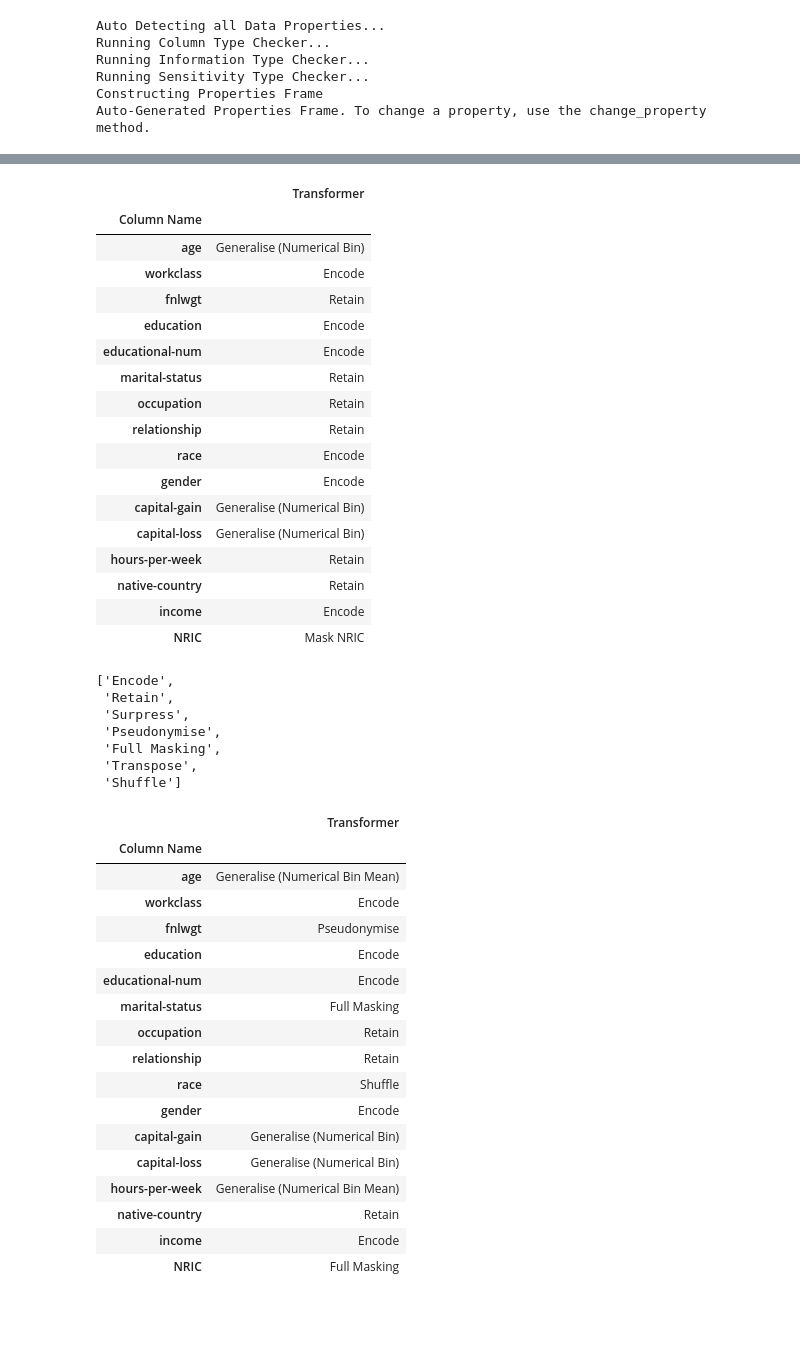
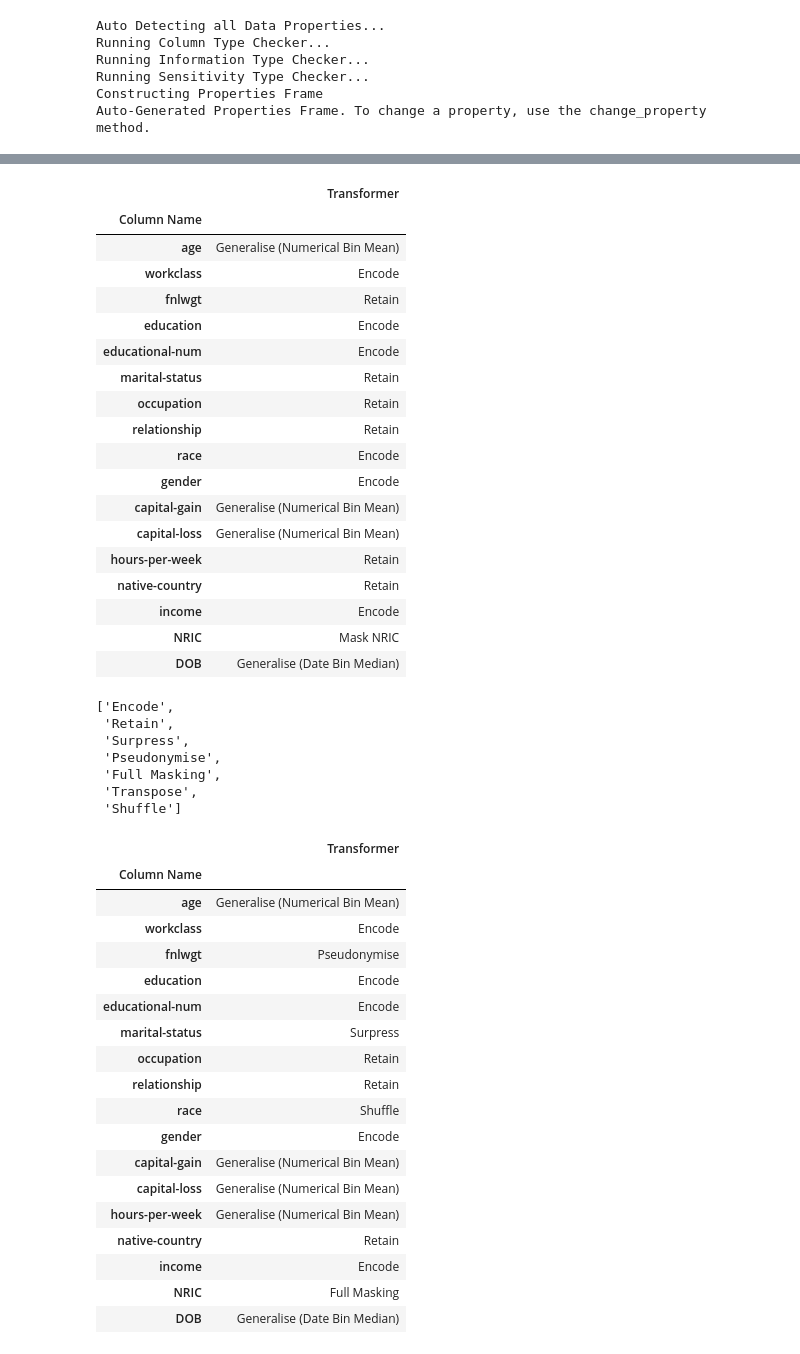
Before and after one commit to dylanlo8/SynPiper, a Jupyter notebook: anonymizer/test.ipynb, the cells around one changed output, grey strips where cells are left out. Drawn from its saved outputs; the diff is of its cells as text; code cells hidden in the pictures; blank space fills up the shorter version.

```diff
--- a/anonymizer/test.ipynb
+++ b/anonymizer/test.ipynb
@@ -11,6 +11,22 @@ fakenric = pd.Series(range(1000000, 1048843)).map(lambda x : "T" + str(x) + "Z")
 df["NRIC"] = fakenric
 
 # Adding Fake Date of Birth Column
+
+import random
+from datetime import datetime, timedelta
+
+def generate_random_dates_of_birth(k):
+    today = datetime.now().date()
+    dates_of_birth = []
+
+    for _ in range(k):
+        random_days = random.randint(0, 365*100)  # Random number of days within 100 years
+        random_dob = today - timedelta(days=random_days)
+        dates_of_birth.append(random_dob)
+
+    return dates_of_birth
+
+df['DOB'] =  generate_random_dates_of_birth(df.shape[0])
 # %%
 anonymizer = DataAnonymizer(df)
 # %% [output]
@@ -123,7 +142,7 @@ anonymizer.get_mask_table() # autosuggest type of masking for each column (in or
 # %% [output]
 |  | Transformer |
 | Column Name |  |
-| age | Generalise (Numerical Bin) |
+| age | Generalise (Numerical Bin Mean) |
 | workclass | Encode |
 | fnlwgt | Retain |
 | education | Encode |
@@ -133,12 +152,13 @@ anonymizer.get_mask_table() # autosuggest type of masking for each column (in or
 | relationship | Retain |
 | race | Encode |
 | gender | Encode |
-| capital-gain | Generalise (Numerical Bin) |
-| capital-loss | Generalise (Numerical Bin) |
+| capital-gain | Generalise (Numerical Bin Mean) |
+| capital-loss | Generalise (Numerical Bin Mean) |
 | hours-per-week | Retain |
 | native-country | Retain |
 | income | Encode |
 | NRIC | Mask NRIC |
+| DOB | Generalise (Date Bin Median) |
 # %%
 anonymizer.list_allowed_transformations('income')
 # %% [output]
@@ -151,30 +171,31 @@ anonymizer.list_allowed_transformations('income')
  'Shuffle']
 # %%
 anonymizer.change_masking(colname = 'age', masking_name = "Generalise (Numerical Bin Mean)") #masking algo
-anonymizer.change_masking(colname = 'marital-status', masking_name = "Full Masking")
+anonymizer.change_masking(colname = 'marital-status', masking_name = "Surpress")
 anonymizer.change_masking(colname = 'fnlwgt', masking_name = "Pseudonymise")
 anonymizer.change_masking(colname = 'race', masking_name = "Shuffle")
 anonymizer.change_masking(colname = 'hours-per-week', masking_name = "Generalise (Numerical Bin Mean)")
 anonymizer.change_masking(colname = 'NRIC', masking_name = "Full Masking")
 # %% [output]
 |  | Transformer |
 | Column Name |  |
 | age | Generalise (Numerical Bin Mean) |
 | workclass | Encode |
 | fnlwgt | Pseudonymise |
 | education | Encode |
 | educational-num | Encode |
-| marital-status | Full Masking |
+| marital-status | Surpress |
 | occupation | Retain |
 | relationship | Retain |
 | race | Shuffle |
 | gender | Encode |
-| capital-gain | Generalise (Numerical Bin) |
-| capital-loss | Generalise (Numerical Bin) |
+| capital-gain | Generalise (Numerical Bin Mean) |
+| capital-loss | Generalise (Numerical Bin Mean) |
 | hours-per-week | Generalise (Numerical Bin Mean) |
 | native-country | Retain |
 | income | Encode |
 | NRIC | Full Masking |
+| DOB | Generalise (Date Bin Median) |
 # %%
 df.head()
 # %% [output]
```
Also changed, not shown: parts of 7 cells of this notebook, 2 other files.
